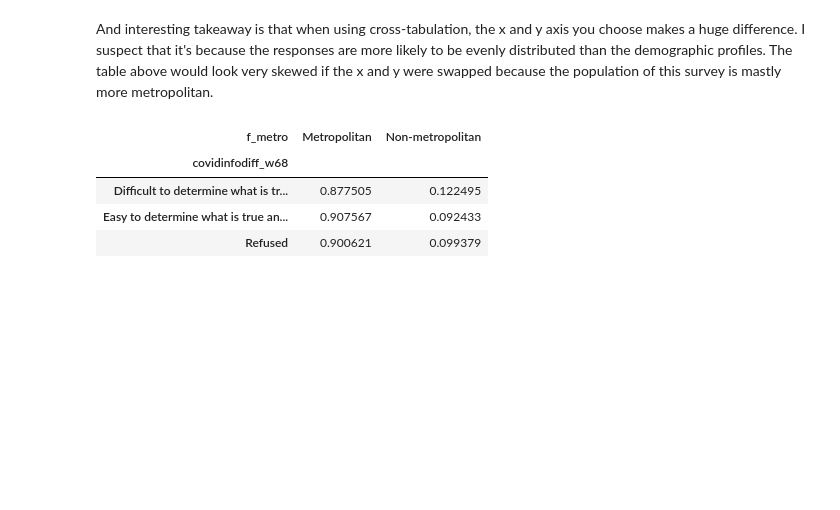
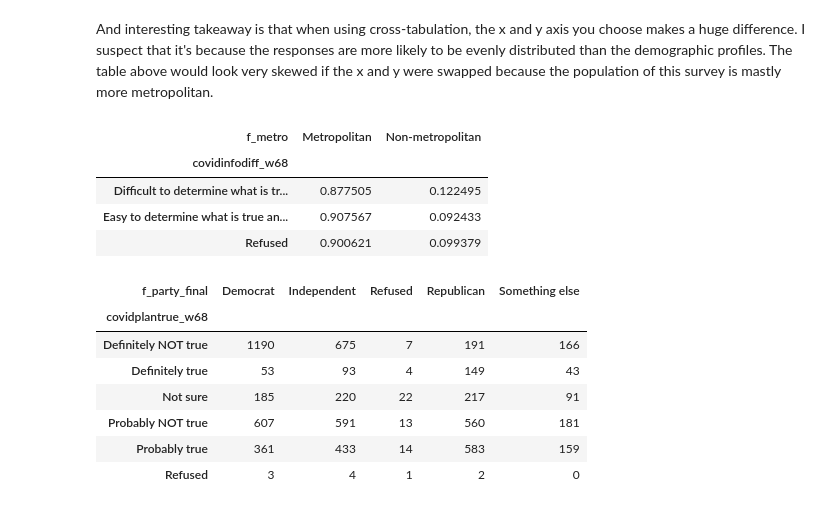
Before and after one commit to Adorism/pew_w68_media_literacy_insights, a Jupyter notebook: notebooks/eda.ipynb, the cells around one changed output. Drawn from its saved outputs; the diff is of its cells as text; code cells hidden in the pictures; blank space fills up the shorter version.

```diff
--- a/notebooks/eda.ipynb
+++ b/notebooks/eda.ipynb
@@ -329,3 +329,15 @@ diff_metro
 | Difficult to determine what is tr... | 0.877505 | 0.122495 |
 | Easy to determine what is true an... | 0.907567 | 0.092433 |
 | Refused | 0.900621 | 0.099379 |
+# %%
+plan_party = pd.crosstab([df68.covidplantrue_w68], [df68.f_party_final])
+plan_party
+# %% [output]
+| f_party_final | Democrat | Independent | Refused | Republican | Something else |
+| covidplantrue_w68 |  |  |  |  |  |
+| Definitely NOT true | 1190 | 675 | 7 | 191 | 166 |
+| Definitely true | 53 | 93 | 4 | 149 | 43 |
+| Not sure | 185 | 220 | 22 | 217 | 91 |
+| Probably NOT true | 607 | 591 | 13 | 560 | 181 |
+| Probably true | 361 | 433 | 14 | 583 | 159 |
+| Refused | 3 | 4 | 1 | 2 | 0 |
```
Also changed, not shown: parts of 9 cells of this notebook, 4 other files.
